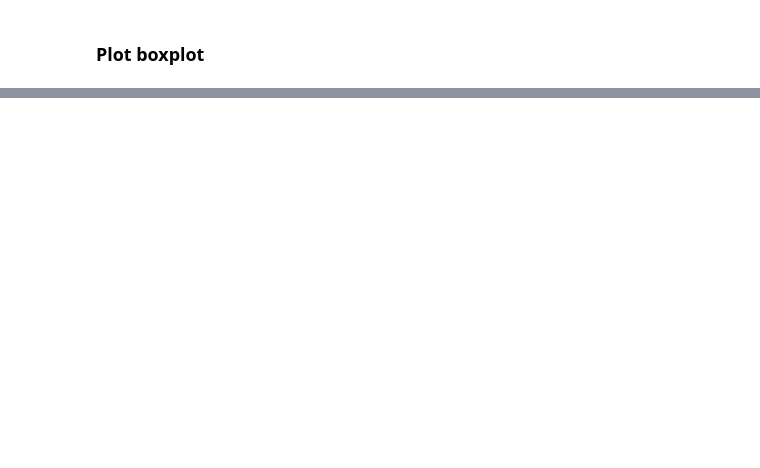
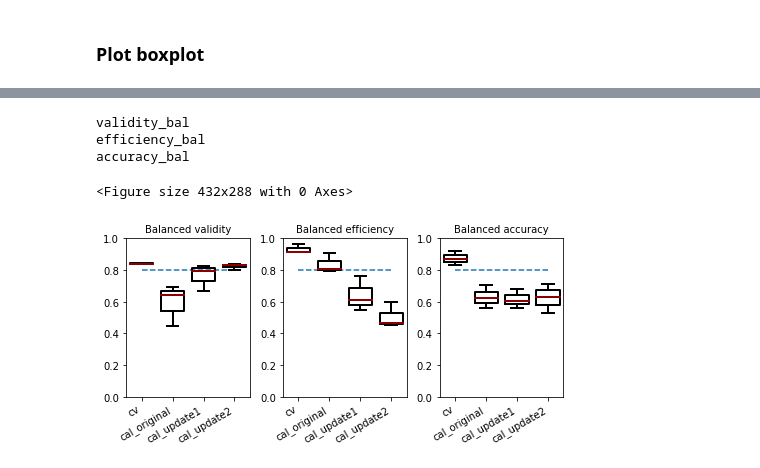
Before and after one commit to volkamerlab/CPrecalibration_manuscript_SI, a Jupyter notebook: code/continuous_calibration_evaluate_multiple_endpoints.ipynb, the cells around one changed output, grey strips where cells are left out. Cells and saved outputs as stored; diff of their text form; code cells hidden in the pictures; blank space fills up the shorter version.

Commit message:
updating plots according to manuscript

```diff
--- a/code/continuous_calibration_evaluate_multiple_endpoints.ipynb
+++ b/code/continuous_calibration_evaluate_multiple_endpoints.ipynb
@@ -56,6 +56,10 @@ print(endpoints)
 # %%
-ntrees = 50
+ntrees = 20 #50
 n_folds_acp = 3 # 20
+# %%
+# Boxplot parameters
+evaluation_measures = ["validity_bal", "efficiency_bal", "accuracy_bal"]
+significance_level = 0.2
 # %% [markdown]
 ### Define functions
 # %%
@@ -217,0 +325,13 @@ plt.title("rmsd over all endpoints")
+# %%
+plt = boxplot_val_eff_acc_quer(
+    evaluation_dfs=evaluation_dfs,
+    measures=evaluation_measures,
+    significance_level=significance_level,
+    datasets=endpoints,
+    map_labels=True)
+# %% [output]
+validity_bal
+efficiency_bal
+accuracy_bal
+<Figure size 432x288 with 0 Axes>
+[figure, added]
```
Also changed, not shown: parts of 6 cells of this notebook, 2 other files.
